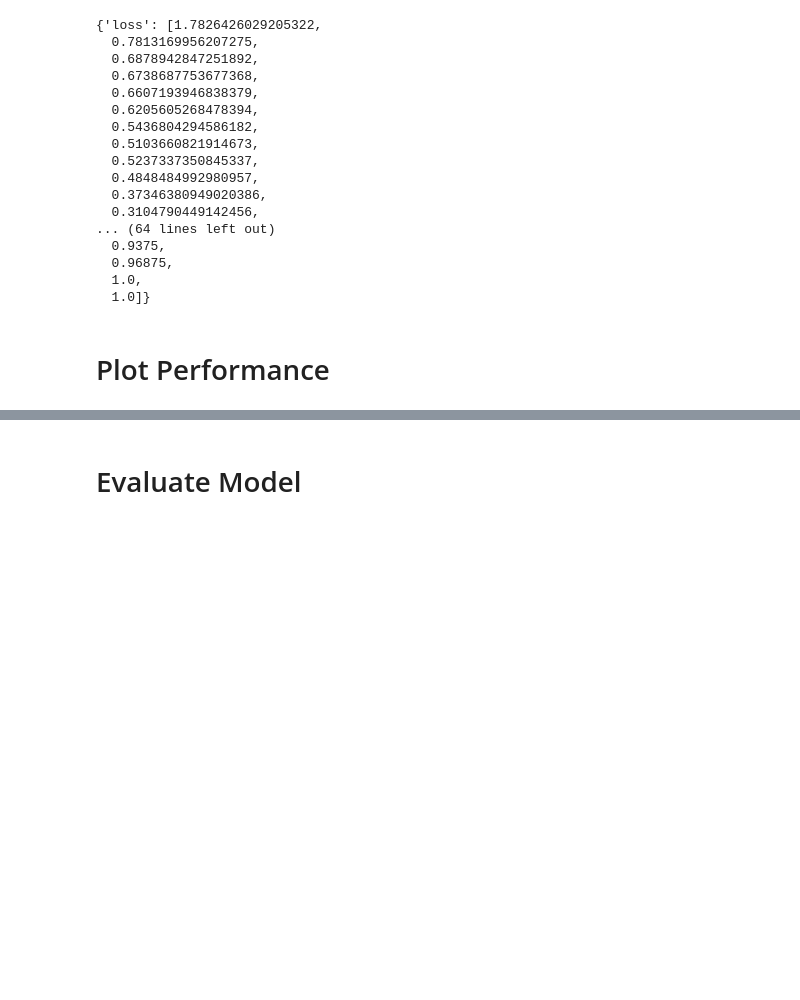
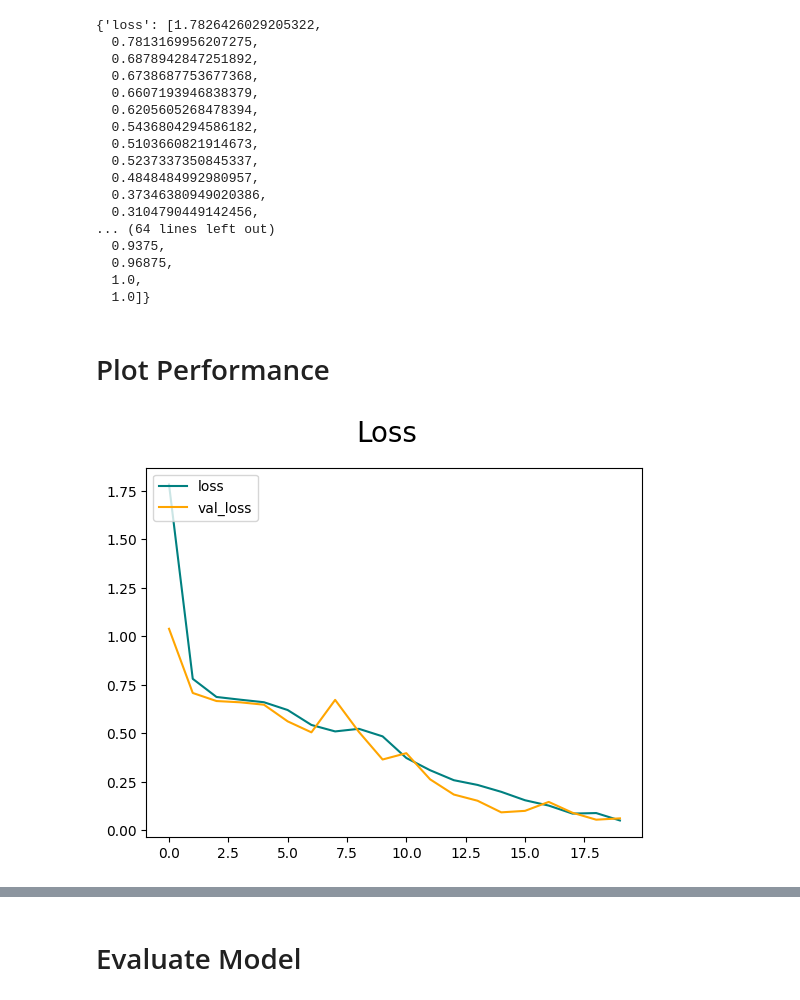
Before and after one commit to Benyamain/DeepLearningImageClassification, a Jupyter notebook: Image Classification.ipynb, the cells around one changed output, grey strips where cells are left out. Saved outputs shown, nothing was run; the diff lists cells and outputs as text; code cells hidden in the pictures; blank space fills up the shorter version.

Commit message:
Analyzed the performance of the model and it looks good!

```diff
--- a/Image Classification.ipynb
+++ b/Image Classification.ipynb
@@ -350,3 +350,15 @@ hist.history
   1.0]}
 # %% [markdown]
 # Plot Performance
+# %%
+fig = plt.figure()
+plt.plot(hist.history['loss'], color='teal', label='loss')
+plt.plot(hist.history['val_loss'], color='orange', label='val_loss')
+fig.suptitle('Loss', fontsize=20)
+plt.legend(loc='upper left')
+plt.show()
+
+# If loss is steadily decreasing but the validation loss is steadily increasing over some period of time,
+# that is a good indication that the model is overfitting (a form of bias) ... so regularize the data or revise the NN
+# %% [output]
+[figure, added]
```
Also changed, not shown: parts of 1 cell of this notebook.
